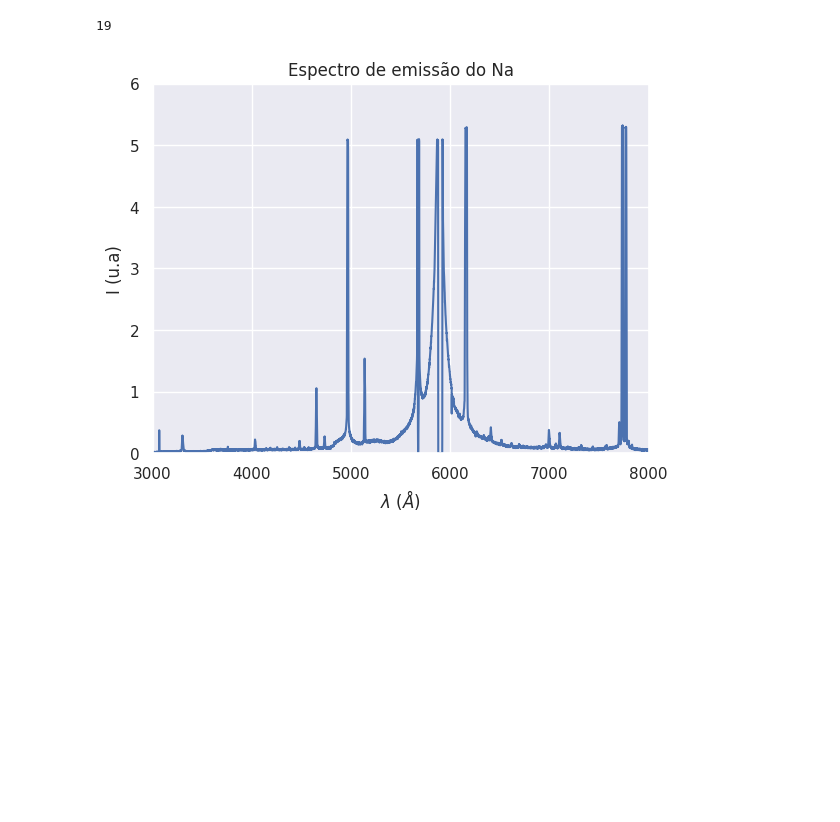
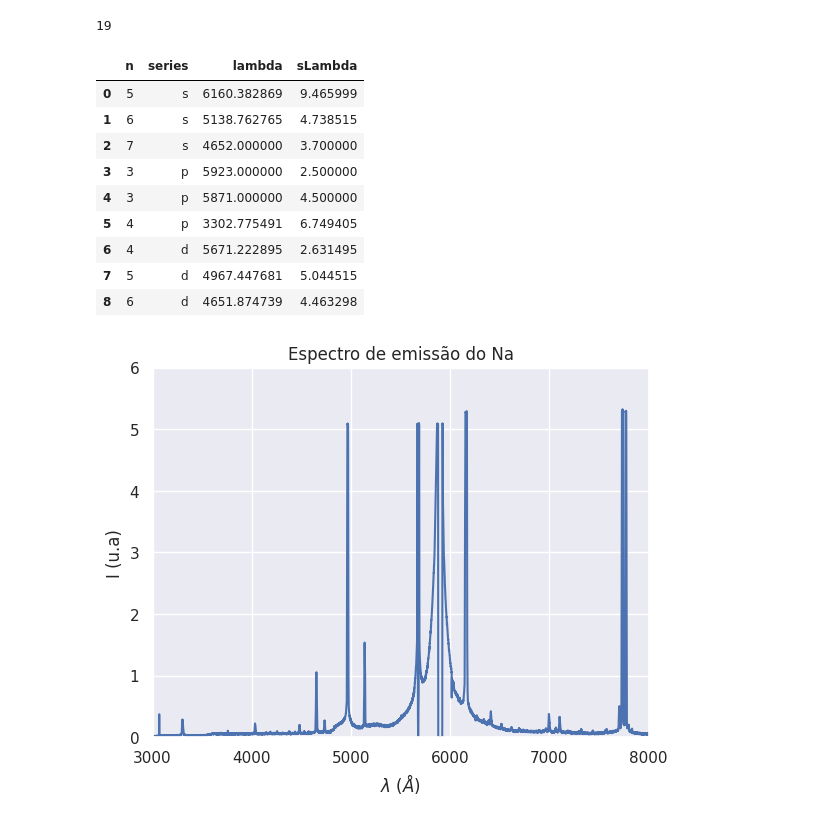
Before and after one commit to ivfreire/lab_5, a Jupyter notebook: 4 - Espectroscopia/analise2.ipynb, the cells around one changed output. Drawn from its saved outputs; the diff is of its cells as text; code cells hidden in the pictures; blank space fills up the shorter version.

```diff
--- a/4 - Espectroscopia/analise2.ipynb
+++ b/4 - Espectroscopia/analise2.ipynb
@@ -277,4 +277,4 @@ h_peaks = x[peaks[[ 8, 10, 11, 13, 23 ]]]
 # %%
-for i in np.arange(8, 3, -1):
-	print(f'{i}\t{h_peaks[8-i]}')
+for i in np.arange(7, 2, -1):
+	print(f'{i}\t{h_peaks_guess[7-i]}')
 # %% [output]
@@ -342,6 +369,47 @@ na_series = {
 	'p': [ [3, 3, 4], [5923, 5871, 3301] ],
 	'd': [ [4, 5, 6], [5675, 4965, 4652] ]
 }
+# %%
+na_peaks = { 'n': [], 'series': [], 'lambda': [], 'sLambda': [] }
+
+for series in na_series.keys():
+	data = na_series[series]
+
+	for i in range(3):
+		popt, pcov = curve_fit(
+			gaussian,
+			xdata=x,
+			ydata=na_data[1],
+			p0=[ 5E4, data[1][i], 1 ]
+		)
+
+		na_peaks['n'].append(data[0][i])
+		na_peaks['series'].append(series)
+		na_peaks['lambda'].append(popt[1])
+		na_peaks['sLambda'].append(popt[2])
+
+na_peaks['lambda'][2] = na_series['d'][1][2]
+na_peaks['lambda'][3] = na_series['p'][1][0]
+na_peaks['lambda'][4] = na_series['p'][1][1]
+
+na_peaks['sLambda'][2] = 3.7
+na_peaks['sLambda'][3] = 2.5
+na_peaks['sLambda'][4] = 4.5
+
+na_peaks = pd.DataFrame(na_peaks)
+# %%
+na_peaks
+# %% [output]
+|  | n | series | lambda | sLambda |
+| 0 | 5 | s | 6160.382869 | 9.465999 |
+| 1 | 6 | s | 5138.762765 | 4.738515 |
+| 2 | 7 | s | 4652.000000 | 3.700000 |
+| 3 | 3 | p | 5923.000000 | 2.500000 |
+| 4 | 3 | p | 5871.000000 | 4.500000 |
+| 5 | 4 | p | 3302.775491 | 6.749405 |
+| 6 | 4 | d | 5671.222895 | 2.631495 |
+| 7 | 5 | d | 4967.447681 | 5.044515 |
+| 8 | 6 | d | 4651.874739 | 4.463298 |
 # %%
 plt.title('Espectro de emissão do Na')
 
```
Also changed, not shown: parts of 19 cells of this notebook, 4 other files.
